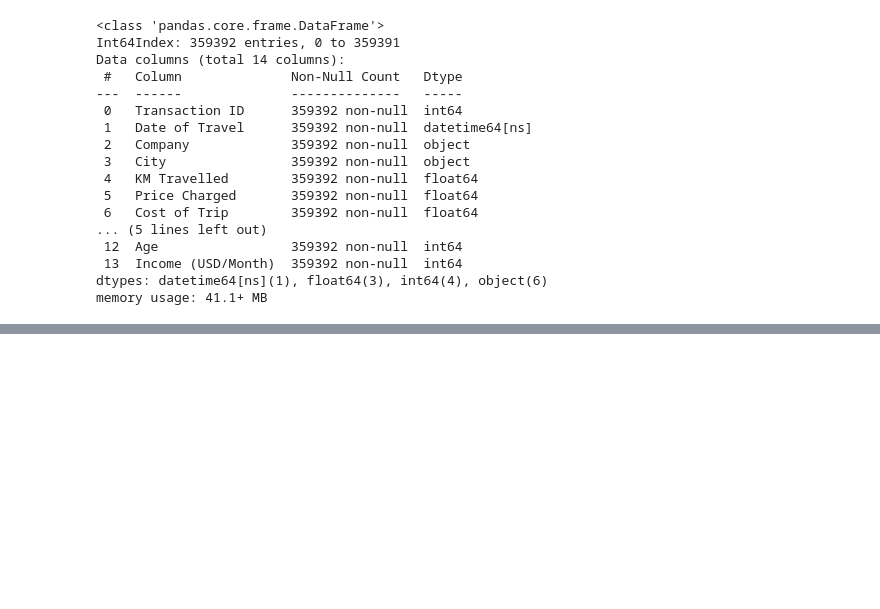
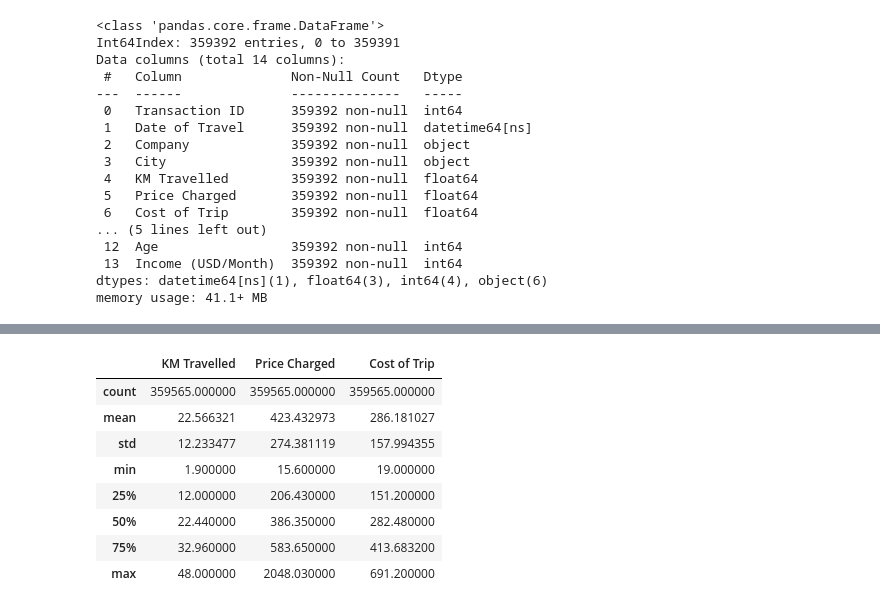
Before and after one commit to MohsenBah/G2M_Insight_Cab_Investment, a Jupyter notebook: G2M_insights.ipynb, the cells around one changed output, grey strips where cells are left out. Drawn from its saved outputs; the diff is of its cells as text; code cells hidden in the pictures; blank space fills up the shorter version.

```diff
--- a/G2M_insights.ipynb
+++ b/G2M_insights.ipynb
@@ -236,0 +262,2 @@ cab_data['holiday']=cab_data.merge(customer_ID, how="left", on="Customer ID")
+# %%
+cab_data['profit'] = cab_data['Price Charged'] - cab_data['Cost of Trip']
@@ -236,0 +266,14 @@ cab_data['holiday']=cab_data.merge(customer_ID, how="left", on="Customer ID")
+# %%
+cab_data=cab_data.sort_values("Date of Travel").reset_index().drop("index", axis=1)
+# %%
+cab_data[['KM Travelled','Price Charged', 'Cost of Trip']].describe( )
+# %% [output]
+|  | KM Travelled | Price Charged | Cost of Trip |
+| count | 359565.000000 | 359565.000000 | 359565.000000 |
+| mean | 22.566321 | 423.432973 | 286.181027 |
+| std | 12.233477 | 274.381119 | 157.994355 |
+| min | 1.900000 | 15.600000 | 19.000000 |
+| 25% | 12.000000 | 206.430000 | 151.200000 |
+| 50% | 22.440000 | 386.350000 | 282.480000 |
+| 75% | 32.960000 | 583.650000 | 413.683200 |
+| max | 48.000000 | 2048.030000 | 691.200000 |
```
Also changed, not shown: parts of 9 cells of this notebook.
